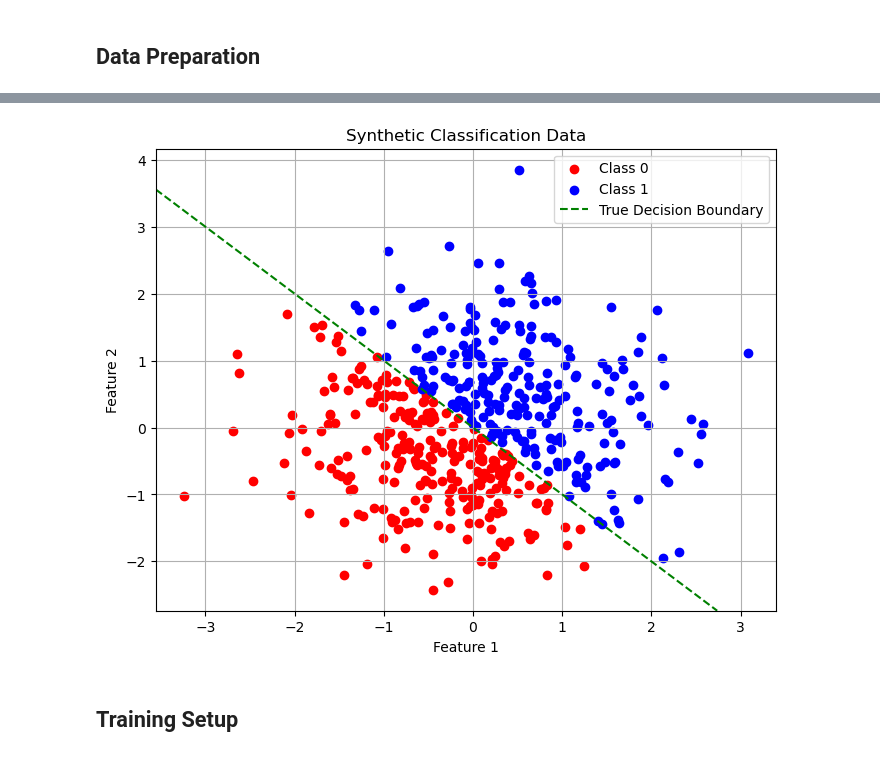
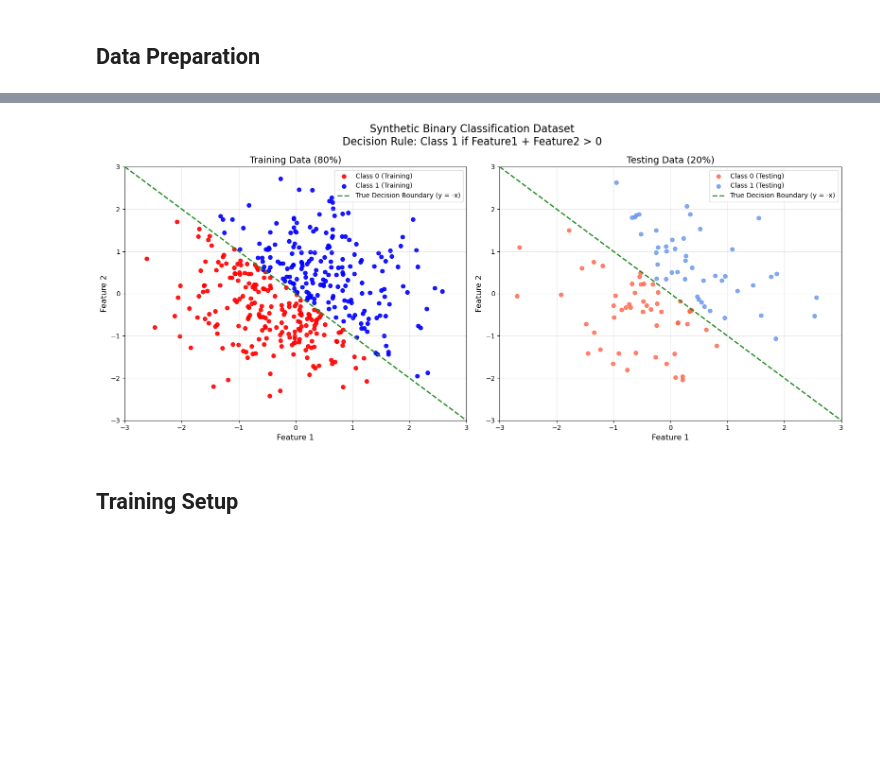
Before and after one commit to muntazirabidi/Advanced-AI-Learning, a Jupyter notebook: 1_Core_AI/Deep_Learning_Basics/PyTorch_Tutorials/Beginner_Guides/02_NN_basic_classification.ipynb, the cells around one changed output, grey strips where cells are left out. Drawn from its saved outputs; the diff is of its cells as text; code cells hidden in the pictures; blank space fills up the shorter version.

```diff
--- a/1_Core_AI/Deep_Learning_Basics/PyTorch_Tutorials/Beginner_Guides/02_NN_basic_classification.ipynb
+++ b/1_Core_AI/Deep_Learning_Basics/PyTorch_Tutorials/Beginner_Guides/02_NN_basic_classification.ipynb
@@ -74,17 +89,44 @@ y_tensor = torch.FloatTensor(y).view(-1,1).to(device)
-# %%
-
-
-plt.figure(figsize=(8, 6))
-plt.scatter(X[y == 0, 0], X[y == 0, 1], color='red', label='Class 0')
-plt.scatter(X[y == 1, 0], X[y == 1, 1], color='blue', label='Class 1')
-plt.axline([0, 0], [1, -1], color='green', linestyle='--', label='True Decision Boundary')
-plt.xlabel('Feature 1')
-plt.ylabel('Feature 2')
-plt.title('Synthetic Classification Data')
-plt.legend()
-plt.grid(True)
-plt.show()
-# %% [output]
-[figure, removed]
+# %%
+# Create a larger figure with two subplots side by side
+fig, axes = plt.subplots(1, 2, figsize=(16, 7))
+
+# Plot 1: Training data
+ax1 = axes[0]
+ax1.scatter(X_train[y_train == 0, 0], X_train[y_train == 0, 1], color='red', label='Class 0 (Training)', alpha=0.9)
+ax1.scatter(X_train[y_train == 1, 0], X_train[y_train == 1, 1], color='blue', label='Class 1 (Training)', alpha=0.9)
+# True decision boundary x + y = 0, rewritten as y = -x
+ax1.axline([0, 0], [1, -1], color='forestgreen', linestyle='--', linewidth=2, label='True Decision Boundary (y = -x)')
+ax1.set_xlabel('Feature 1', fontsize=12)
+ax1.set_ylabel('Feature 2', fontsize=12)
+ax1.set_title('Training Data (80%)', fontsize=14)
+ax1.legend(loc='upper right')
+ax1.grid(True, alpha=0.3)
+ax1.set_xlim([-3, 3])
+ax1.set_ylim([-3, 3])
+
+# Plot 2: Testing data
+ax2 = axes[1]
+ax2.scatter(X_test[y_test == 0, 0], X_test[y_test == 0, 1], color='tomato', label='Class 0 (Testing)', alpha=0.8)
+ax2.scatter(X_test[y_test == 1, 0], X_test[y_test == 1, 1], color='cornflowerblue', label='Class 1 (Testing)', alpha=0.8)
+# Same decision boundary
+ax2.axline([0, 0], [1, -1], color='forestgreen', linestyle='--', linewidth=2, label='True Decision Boundary (y = -x)')
+ax2.set_xlabel('Feature 1', fontsize=12)
+ax2.set_ylabel('Feature 2', fontsize=12)
+ax2.set_title('Testing Data (20%)', fontsize=14)
+ax2.legend(loc='upper right')
+ax2.grid(True, alpha=0.3)
+ax2.set_xlim([-3, 3])
+ax2.set_ylim([-3, 3])
+
+# Overall title
+plt.suptitle('Synthetic Binary Classification Dataset\nDecision Rule: Class 1 if Feature1 + Feature2 > 0',
+             fontsize=16, y=0.98)
+
+# Adjust layout
+plt.tight_layout()
+plt.subplots_adjust(top=0.85)
+plt.show()
+# %% [output]
+[figure, added]
 # %% [markdown]
 ## Training Setup
```
Also changed, not shown: parts of 13 cells of this notebook, 1 other file.
